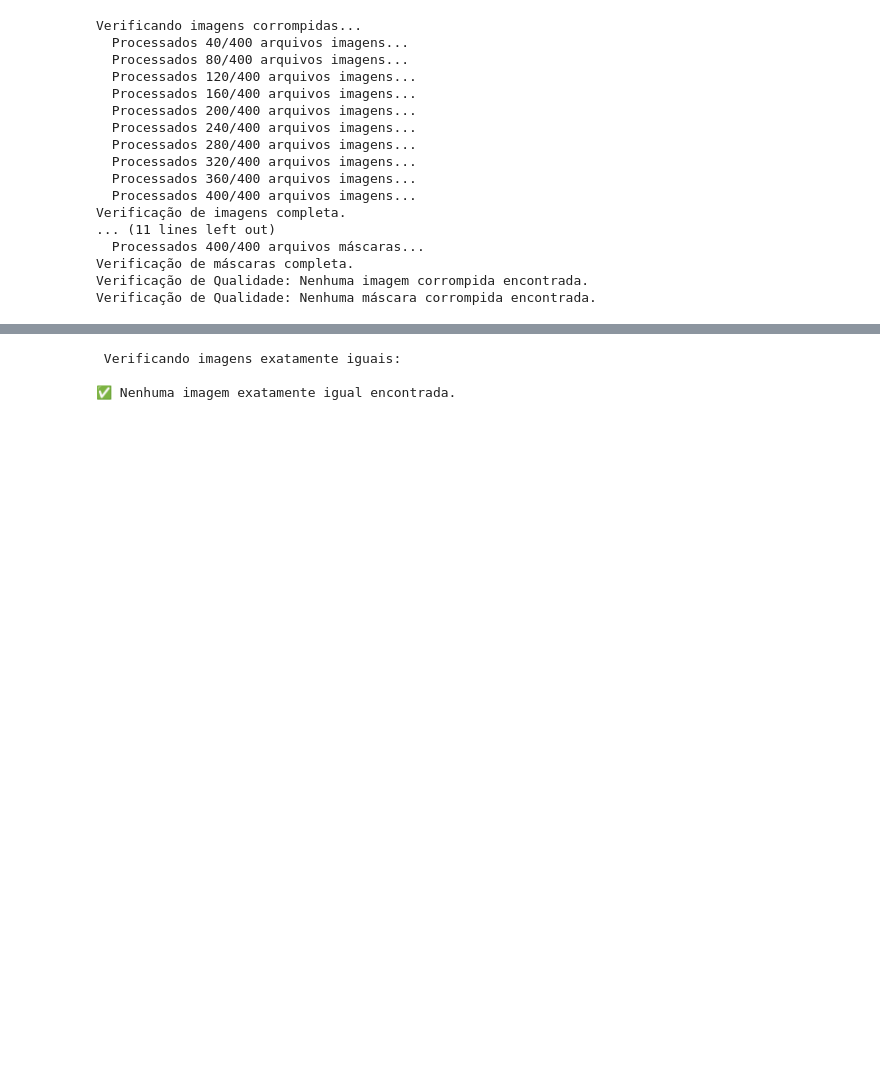
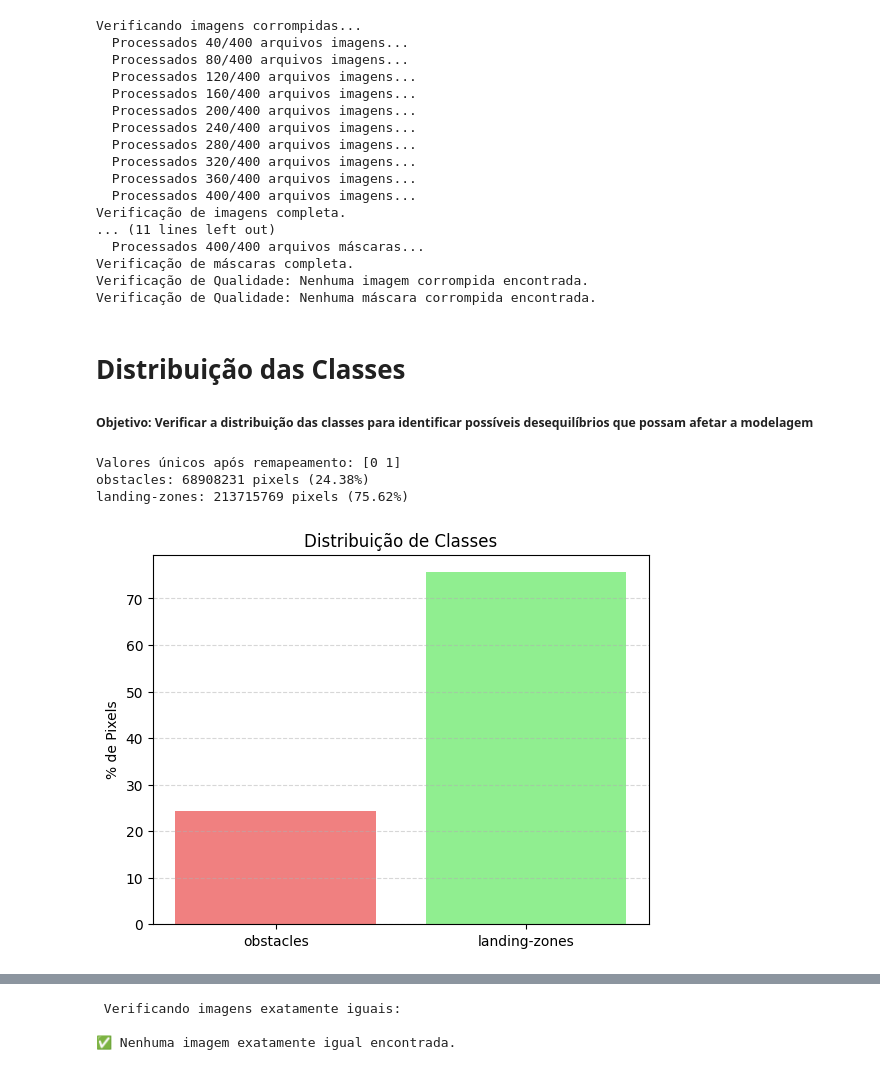
Before and after one commit to pwguimar/Squad04-Semantic-Segmentation-Drone-Dataset, a Jupyter notebook: Sq04_atividade01_062025.ipynb, the cells around one changed output, grey strips where cells are left out. Saved outputs shown, nothing was run; the diff lists cells and outputs as text; code cells hidden in the pictures; blank space fills up the shorter version.

```diff
--- a/Sq04_atividade01_062025.ipynb
+++ b/Sq04_atividade01_062025.ipynb
@@ -468,3 +464,59 @@ Verificação de imagens completa.
 Verificação de máscaras completa.
 Verificação de Qualidade: Nenhuma imagem corrompida encontrada.
 Verificação de Qualidade: Nenhuma máscara corrompida encontrada.
+# %% [markdown]
+# Distribuição das Classes
+##### Objetivo: Verificar a distribuição das classes para identificar possíveis desequilíbrios que possam afetar a modelagem
+# %%
+# Parâmetros
+binary_masks_dir = MASK_DIR
+rgb_to_binary_id = {
+    (204, 153, 255): 0,  # obstacles
+    (0, 153, 153): 1     # landing-zones
+}
+binary_id_to_name = {
+    0: 'obstacles',
+    1: 'landing-zones'
+}
+
+# Verifica máscaras
+mask_files = [f for f in os.listdir(binary_masks_dir) if f.lower().endswith((".png", ".jpg"))]
+if not mask_files:
+    print("Nenhuma imagem encontrada.")
+    exit()
+
+# Contagem de pixels
+pixel_counts = {name: 0 for name in binary_id_to_name.values()}
+for i, fname in enumerate(mask_files):
+    img = cv2.cvtColor(cv2.imread(os.path.join(binary_masks_dir, fname)), cv2.COLOR_BGR2RGB)
+    mask = np.full(img.shape[:2], 255, np.uint8)
+
+    for rgb, val in rgb_to_binary_id.items():
+        match = np.all(np.abs(img - rgb) <= 1, axis=2)
+        mask[match] = val
+
+    unique, counts = np.unique(mask, return_counts=True)
+    for u, c in zip(unique, counts):
+        if u != 255 and u in binary_id_to_name:
+            pixel_counts[binary_id_to_name[u]] += c
+
+    if i == 0:
+        print("Valores únicos após remapeamento:", np.unique(mask))
+
+# Distribuição
+total = sum(pixel_counts.values())
+for cls, count in pixel_counts.items():
+    perc = (count / total) * 100 if total else 0
+    print(f"{cls}: {count} pixels ({perc:.2f}%)")
+
+# Gráfico
+plt.bar(pixel_counts.keys(), [v / total * 100 for v in pixel_counts.values()], color=['lightcoral', 'lightgreen'])
+plt.ylabel('% de Pixels')
+plt.title('Distribuição de Classes')
+plt.grid(True, axis='y', linestyle='--', alpha=0.5)
+plt.show()
+# %% [output]
+Valores únicos após remapeamento: [0 1]
+obstacles: 68908231 pixels (24.38%)
+landing-zones: 213715769 pixels (75.62%)
+[figure, added]
```
Also changed, not shown: parts of 8 cells of this notebook.
